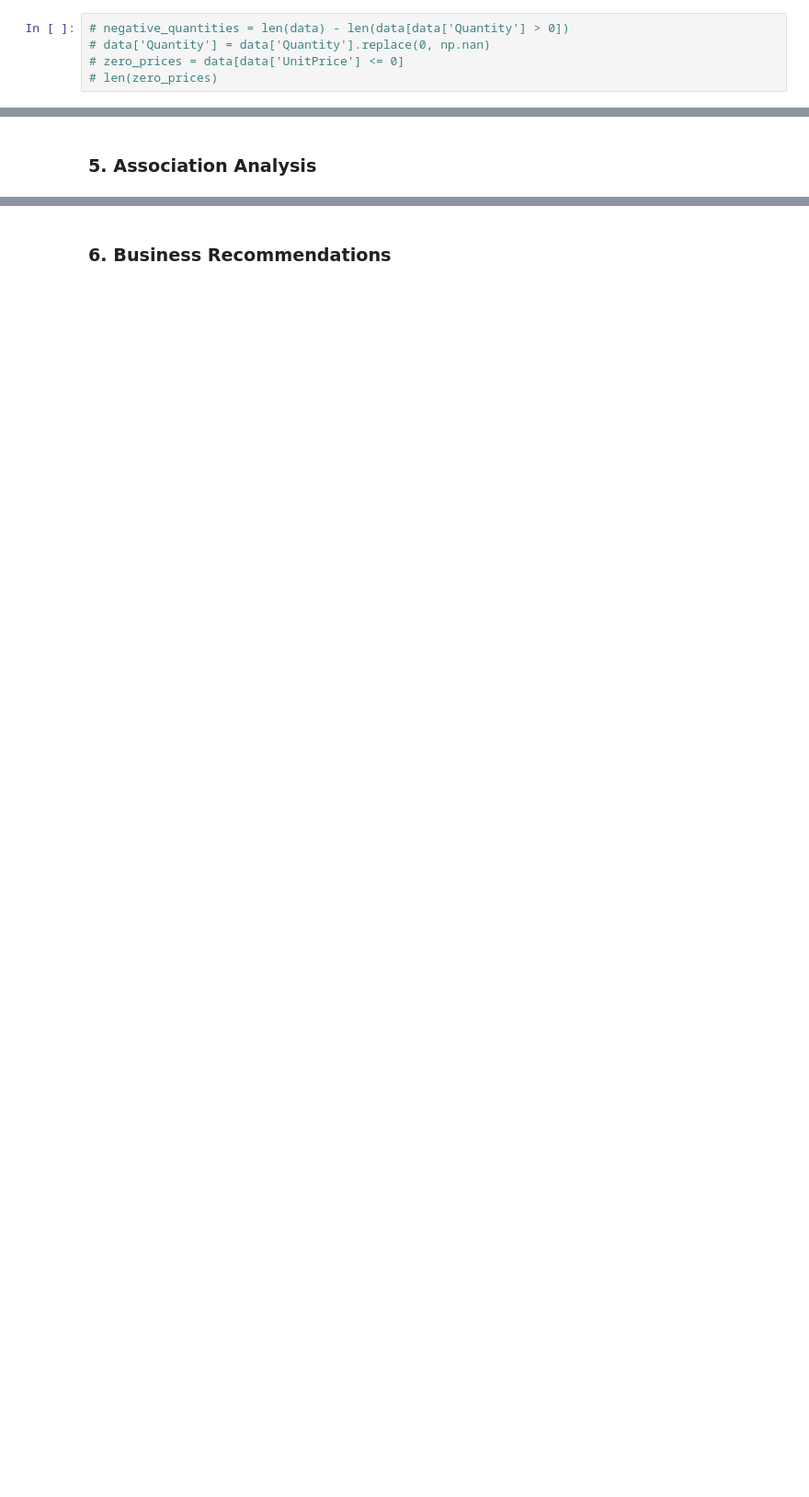
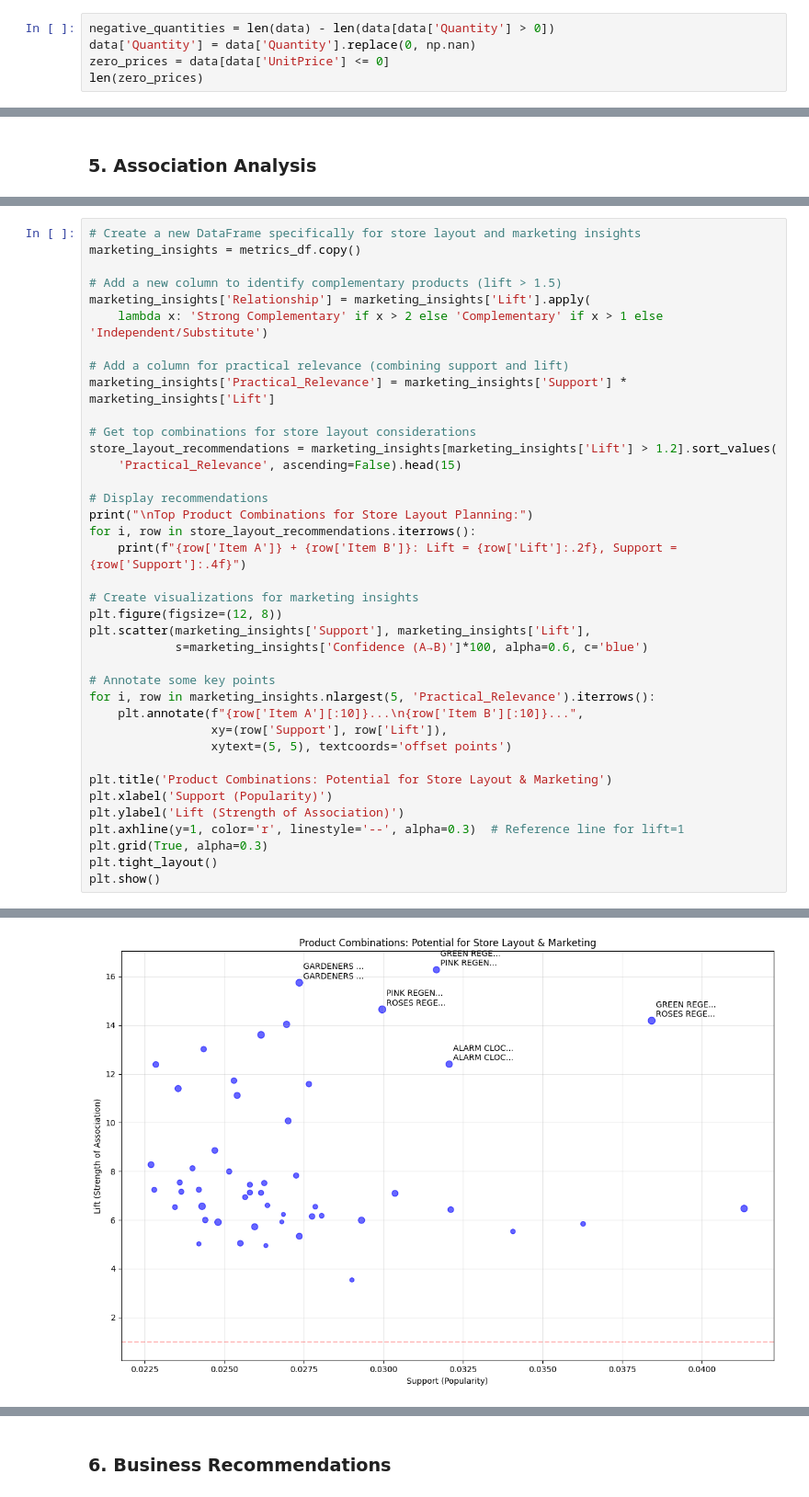
Before and after one commit to sayantanbal/Data-Analysis-Projects, a Jupyter notebook: 01 Market Basket Analysis/main.ipynb, the cells around one changed output, grey strips where cells are left out. Shown at 92% size. Saved outputs shown, nothing was run; the diff lists cells and outputs as text; blank space fills up the shorter version.

```diff
--- a/01 Market Basket Analysis/main.ipynb
+++ b/01 Market Basket Analysis/main.ipynb
@@ -125,5 +127,5 @@ outliers_count
 # %%
-# negative_quantities = len(data) - len(data[data['Quantity'] > 0])
-# data['Quantity'] = data['Quantity'].replace(0, np.nan)
-# zero_prices = data[data['UnitPrice'] <= 0]
-# len(zero_prices)
+negative_quantities = len(data) - len(data[data['Quantity'] > 0])
+data['Quantity'] = data['Quantity'].replace(0, np.nan)
+zero_prices = data[data['UnitPrice'] <= 0]
+len(zero_prices)
@@ -570,0 +862,39 @@ Top Product Associations by Confidence (A→B):
+# %%
+# Create a new DataFrame specifically for store layout and marketing insights
+marketing_insights = metrics_df.copy()
+
+# Add a new column to identify complementary products (lift > 1.5)
+marketing_insights['Relationship'] = marketing_insights['Lift'].apply(
+    lambda x: 'Strong Complementary' if x > 2 else 'Complementary' if x > 1 else 'Independent/Substitute')
+
+# Add a column for practical relevance (combining support and lift)
+marketing_insights['Practical_Relevance'] = marketing_insights['Support'] * marketing_insights['Lift']
+
+# Get top combinations for store layout considerations
+store_layout_recommendations = marketing_insights[marketing_insights['Lift'] > 1.2].sort_values(
+    'Practical_Relevance', ascending=False).head(15)
+
+# Display recommendations
+print("\nTop Product Combinations for Store Layout Planning:")
+for i, row in store_layout_recommendations.iterrows():
+    print(f"{row['Item A']} + {row['Item B']}: Lift = {row['Lift']:.2f}, Support = {row['Support']:.4f}")
+
+# Create visualizations for marketing insights
+plt.figure(figsize=(12, 8))
+plt.scatter(marketing_insights['Support'], marketing_insights['Lift'],
+            s=marketing_insights['Confidence (A→B)']*100, alpha=0.6, c='blue')
+
+# Annotate some key points
+for i, row in marketing_insights.nlargest(5, 'Practical_Relevance').iterrows():
+    plt.annotate(f"{row['Item A'][:10]}...\n{row['Item B'][:10]}...",
+                 xy=(row['Support'], row['Lift']),
+                 xytext=(5, 5), textcoords='offset points')
+
+plt.title('Product Combinations: Potential for Store Layout & Marketing')
+plt.xlabel('Support (Popularity)')
+plt.ylabel('Lift (Strength of Association)')
+plt.axhline(y=1, color='r', linestyle='--', alpha=0.3)  # Reference line for lift=1
+plt.grid(True, alpha=0.3)
+plt.tight_layout()
+plt.show()
+# %% [output]
@@ -570,0 +917 @@ Top Product Associations by Confidence (A→B):
+[figure, added]
```
Also changed, not shown: parts of 52 cells of this notebook, 3 other files.
